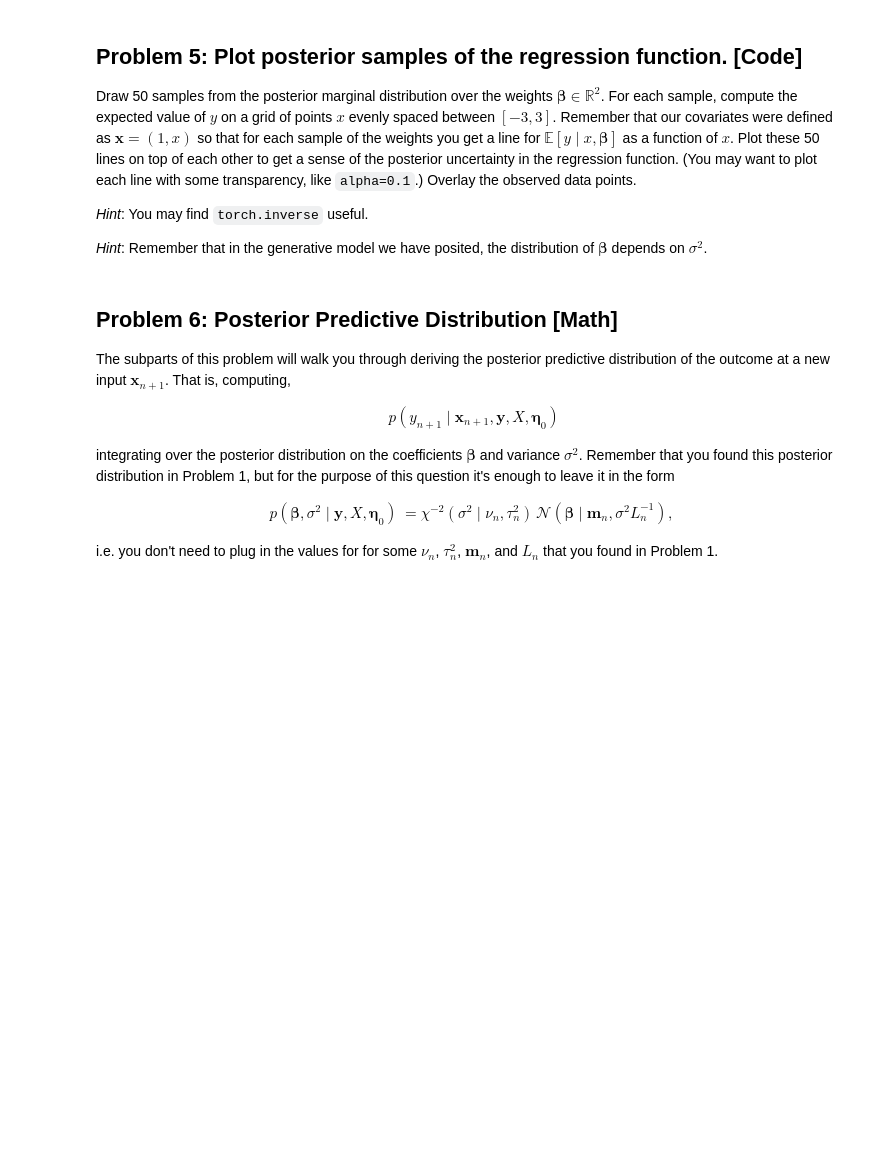
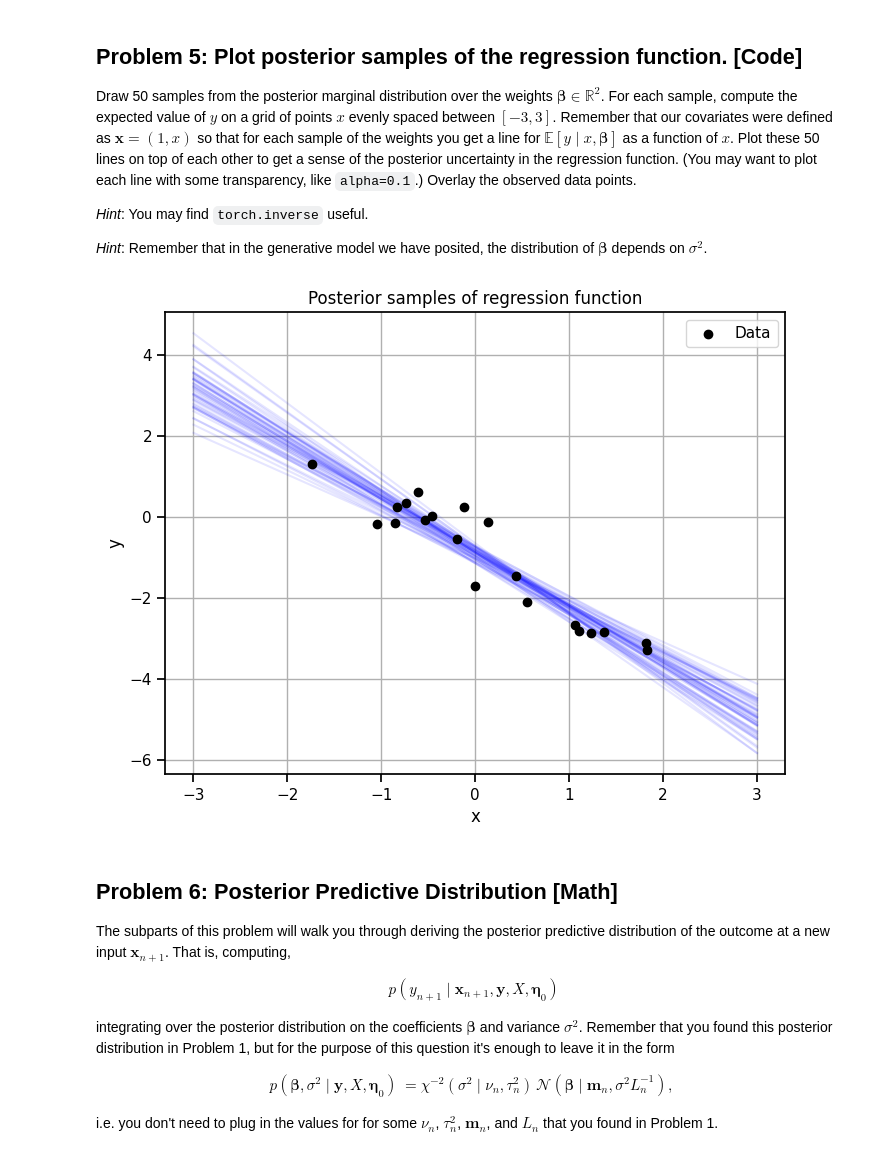
Before and after one commit to rosie-xue/Uchi, a Jupyter notebook: assignments/hw1.ipynb, the cells around one changed output. Cells and saved outputs as stored; diff of their text form; code cells hidden in the pictures; blank space fills up the shorter version.

```diff
--- a/assignments/hw1.ipynb
+++ b/assignments/hw1.ipynb
@@ -240,3 +385,30 @@ Draw 50 samples from the posterior marginal distribution over the weights $\bold
+# %%
+##
+# YOUR CODE HERE
+
+x_grid = torch.linspace(-3, 3, 200)
+X_grid = torch.stack([torch.ones_like(x_grid), x_grid], dim=1)
+
+plt.figure(figsize=(8, 6))
+num_samples = 50
+
+for _ in range(num_samples):
+    sigma2_sample = posterior_var_dist.sample()
+    cov_beta = sigma2_sample * torch.linalg.inv(L_n)
+    beta_dist = MultivariateNormal(m_n, covariance_matrix=cov_beta)
+    beta_sample = beta_dist.sample()
+    y_pred = X_grid @ beta_sample
+    plt.plot(x_grid, y_pred, color='blue', alpha=0.1)
+
+plt.scatter(X[:, 1], y, color='black', label='Data', zorder=10)
+plt.xlabel("x")
+plt.ylabel("y")
+plt.title("Posterior samples of regression function")
+plt.grid(True)
+plt.legend()
+plt.show()
+# %% [output]
+[figure, added]
 # %% [markdown]
 ## Problem 6: Posterior Predictive Distribution [Math]
 The subparts of this problem will walk you through deriving the posterior predictive distribution of the outcome at a new input $\mathbf{x}_{n+1}$. That is, computing,
```
Also changed, not shown: parts of 15 cells of this notebook.
